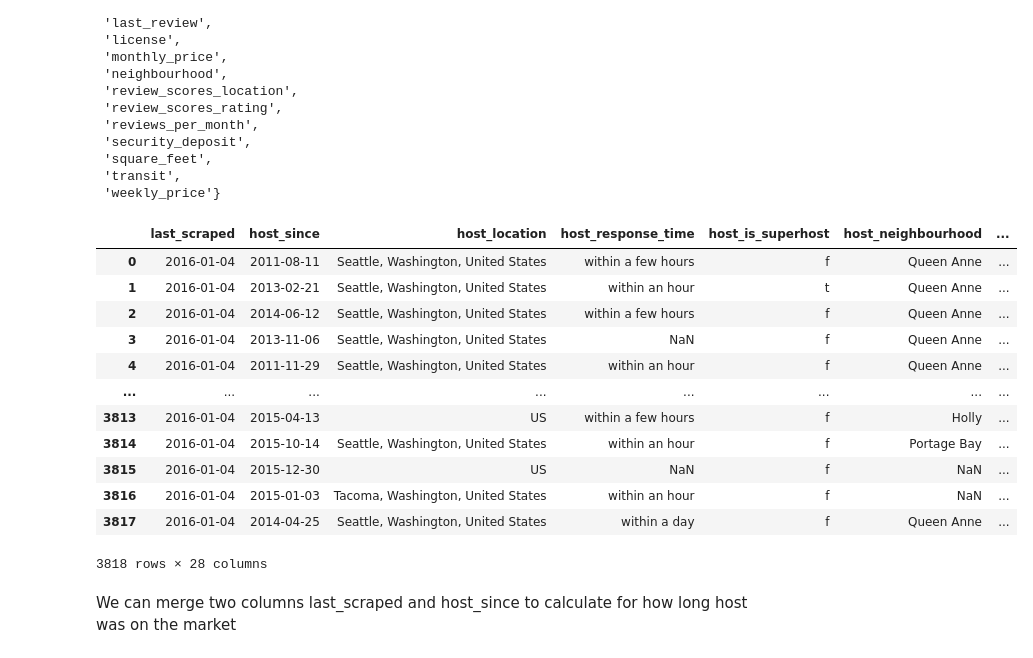
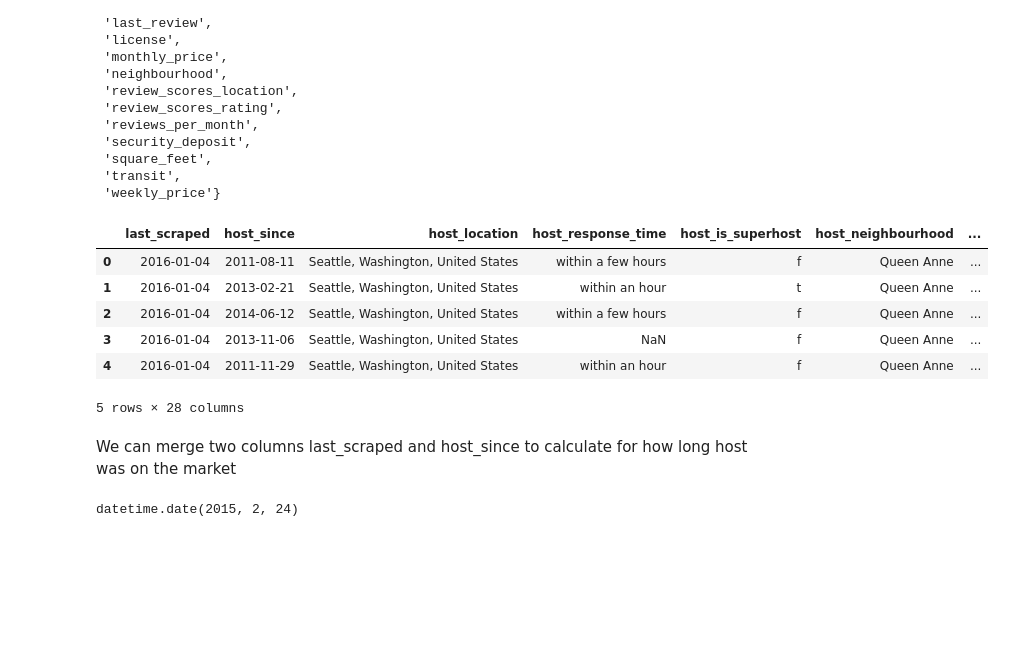
Before and after one commit to Olek-ua/Seattle_Project, a Jupyter notebook: Data Preparation - Seatle AirBnB.ipynb, the cells around one changed output. Saved outputs shown, nothing was run; the diff lists cells and outputs as text; code cells hidden in the pictures; blank space fills up the shorter version.

Commit message:
continued with data cleaning & integration for listing data

```diff
--- a/Data Preparation - Seatle AirBnB.ipynb
+++ b/Data Preparation - Seatle AirBnB.ipynb
@@ -109,25 +109,29 @@ missing_10_pct_values
 # %%
 # Let's drop columns with more than 10% missing values
 
 listings_clean_df = listings_clean_df.drop(columns = ['cleaning_fee','first_review','host_acceptance_rate',
                                                      'last_review','license','monthly_price','neighbourhood',
                                                      'reviews_per_month','security_deposit','square_feet',
                                                      'transit','weekly_price'])
 
-listings_clean_df
+listings_clean_df.head(5)
 # %% [output]
 |  | last_scraped | host_since | host_location | host_response_time | host_is_superhost | host_neighbourhood | ... |
 | 0 | 2016-01-04 | 2011-08-11 | Seattle, Washington, United States | within a few hours | f | Queen Anne | ... |
 | 1 | 2016-01-04 | 2013-02-21 | Seattle, Washington, United States | within an hour | t | Queen Anne | ... |
 | 2 | 2016-01-04 | 2014-06-12 | Seattle, Washington, United States | within a few hours | f | Queen Anne | ... |
 | 3 | 2016-01-04 | 2013-11-06 | Seattle, Washington, United States | NaN | f | Queen Anne | ... |
 | 4 | 2016-01-04 | 2011-11-29 | Seattle, Washington, United States | within an hour | f | Queen Anne | ... |
-| ... | ... | ... | ... | ... | ... | ... | ... |
-| 3813 | 2016-01-04 | 2015-04-13 | US | within a few hours | f | Holly | ... |
-| 3814 | 2016-01-04 | 2015-10-14 | Seattle, Washington, United States | within an hour | f | Portage Bay | ... |
-| 3815 | 2016-01-04 | 2015-12-30 | US | NaN | f | NaN | ... |
-| 3816 | 2016-01-04 | 2015-01-03 | Tacoma, Washington, United States | within an hour | f | NaN | ... |
-| 3817 | 2016-01-04 | 2014-04-25 | Seattle, Washington, United States | within a day | f | Queen Anne | ... |
-3818 rows × 28 columns
+5 rows × 28 columns
 # %% [markdown]
 We can merge two columns last_scraped and host_since to calculate for how long host was on the market
+# %%
+import datetime
+
+x = str('2015-02-24')
+
+x = datetime.datetime.strptime(x, "%Y-%m-%d").date()
+
+x
+# %% [output]
+datetime.date(2015, 2, 24)
```
Also changed, not shown: parts of 12 cells of this notebook.
